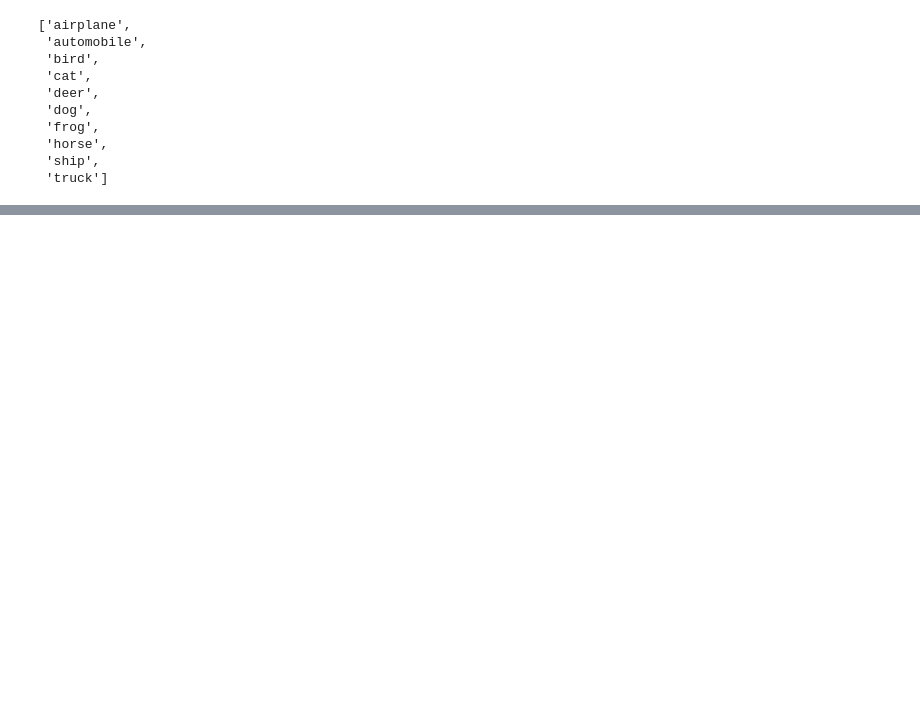
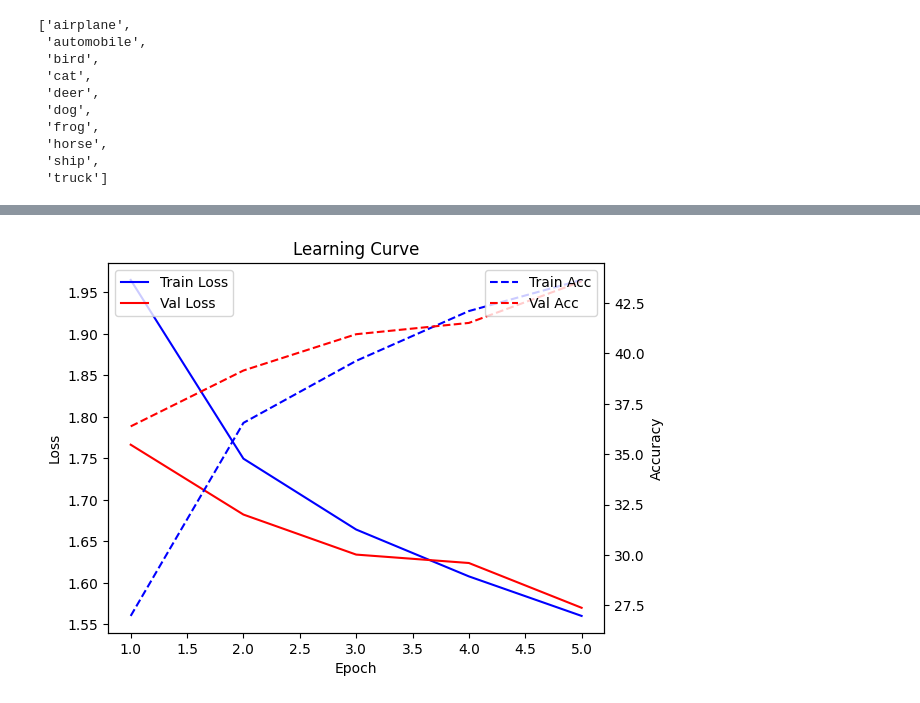
Before and after one commit to Kruimel/portfolio-DLDEPL01_2025, a Jupyter notebook: 4-hypertuning-ray/hypertune_cifar.ipynb, the cells around one changed output, grey strips where cells are left out. Saved outputs shown, nothing was run; the diff lists cells and outputs as text; code cells hidden in the pictures; blank space fills up the shorter version.

```diff
--- a/4-hypertuning-ray/hypertune_cifar.ipynb
+++ b/4-hypertuning-ray/hypertune_cifar.ipynb
@@ -74,7 +74,5 @@ for images, labels in train_loader:
 # %%
 import torch
-from mltrainer import metrics
-
 
 config = {
     # Fixed parameters
@@ -85,12 +83,13 @@ config = {
     "output_size": 20,
     "hidden_size": 128,
     "dropout": 0,
-    "num_layers": 3,
+    "num_layers": 5,
     "learning_rate": 0.001,
     "loss_fn": torch.nn.CrossEntropyLoss(), # suitable for multi-class classification
     "optimizer": torch.optim.Adam,
     # "scheduler": torch.optim.lr_scheduler.LRScheduler,
     "scheduler": torch.optim.lr_scheduler.ReduceLROnPlateau,
-    "metrics" : metrics.Accuracy(), # Accuracy metric for classification
+    "metrics": "accuracy",
+    "device": "cuda" if torch.cuda.is_available() else "cpu",
 }
 # %%
@@ -236,0 +302,4 @@ with torch.no_grad():
+# %%
+train_and_evaluate(model_NN, train_loader, test_loader, config, logger)
+model_NN.plot_learning_curve()
+# %% [output]
@@ -236,0 +311 @@ with torch.no_grad():
+[figure, added]
```
Also changed, not shown: parts of 12 cells of this notebook, 6 other files.
